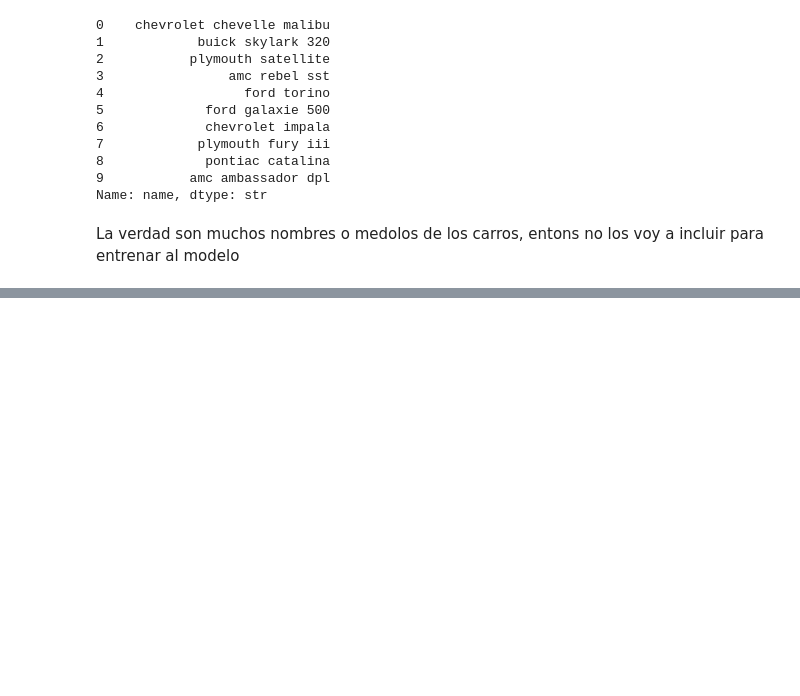
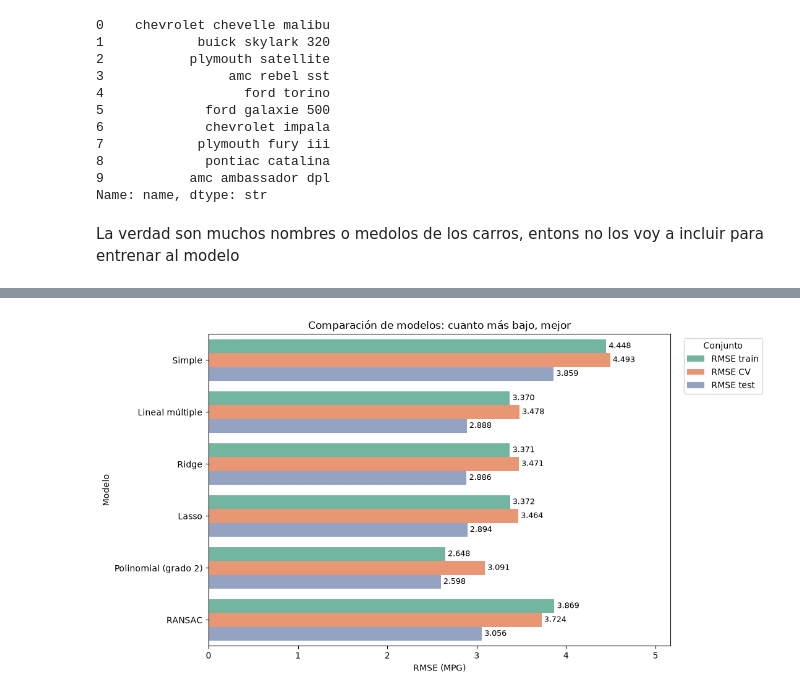
Before and after one commit to ChildishTitan90/ml-course, a Jupyter notebook: workspace/my_exercises/chapter_05/02_actividad_mpg_regresion.ipynb, the cells around one changed output, grey strips where cells are left out. Cells and saved outputs as stored; diff of their text form; code cells hidden in the pictures; blank space fills up the shorter version.

```diff
--- a/workspace/my_exercises/chapter_05/02_actividad_mpg_regresion.ipynb
+++ b/workspace/my_exercises/chapter_05/02_actividad_mpg_regresion.ipynb
@@ -165,0 +449,16 @@ La verdad son muchos nombres o medolos de los carros, entons no los voy a inclui
+# %%
+busqueda_polinomial = GridSearchCV(
+    estimator=clone(modelo_polinomial),
+    param_grid={
+        "preparacion__numericas__polinomios__degree": [1, 2, 3],
+    },
+    cv=cv,
+    scoring="neg_root_mean_squared_error",
+)
+
+busqueda_polinomial.fit(X_train, y_train)
+
+modelo_polinomial_opt = busqueda_polinomial.best_estimator_
+
+print("Mejor configuración:", busqueda_polinomial.best_params_)
+print(f"Mejor RMSE CV: {-busqueda_polinomial.best_score_:.3f} MPG")
@@ -165,0 +527,35 @@ La verdad son muchos nombres o medolos de los carros, entons no los voy a inclui
+# %%
+reporte_largo = (
+    reporte[["RMSE train", "RMSE CV", "RMSE test"]]
+    .reset_index()
+    .melt(
+        id_vars="Modelo",
+        var_name="Conjunto",
+        value_name="RMSE",
+    )
+)
+
+plt.figure(figsize=(11, 6))
+
+ax = sns.barplot(
+    data=reporte_largo,
+    x="RMSE",
+    y="Modelo",
+    hue="Conjunto",
+    order=list(modelos),
+    palette="Set2",
+    errorbar=None,
+)
+
+for contenedor in ax.containers:
+    ax.bar_label(contenedor, fmt="%.3f", padding=3, fontsize=9)
+
+ax.set_xlim(0, reporte_largo["RMSE"].max() * 1.15)
+ax.set_xlabel("RMSE (MPG)")
+ax.set_title("Comparación de modelos: cuanto más bajo, mejor")
+ax.legend(title="Conjunto", bbox_to_anchor=(1.02, 1), loc="upper left")
+
+plt.tight_layout()
+plt.show()
+# %% [output]
+[figure, added]
```
Also changed, not shown: parts of 26 cells of this notebook, 3 other files.
